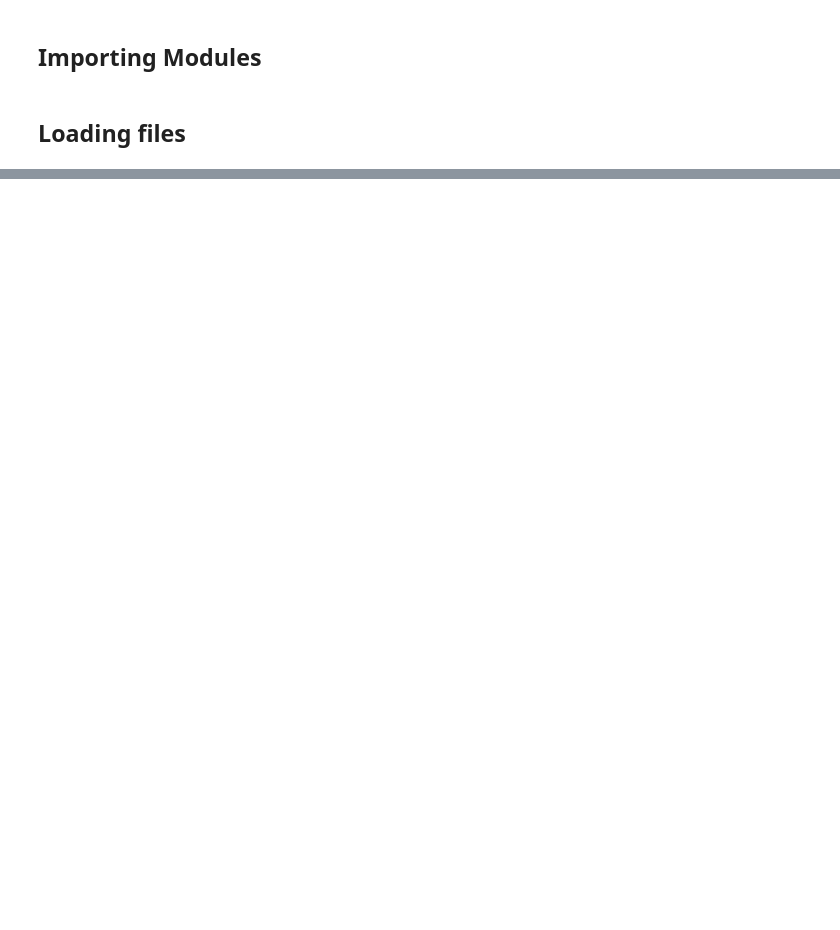
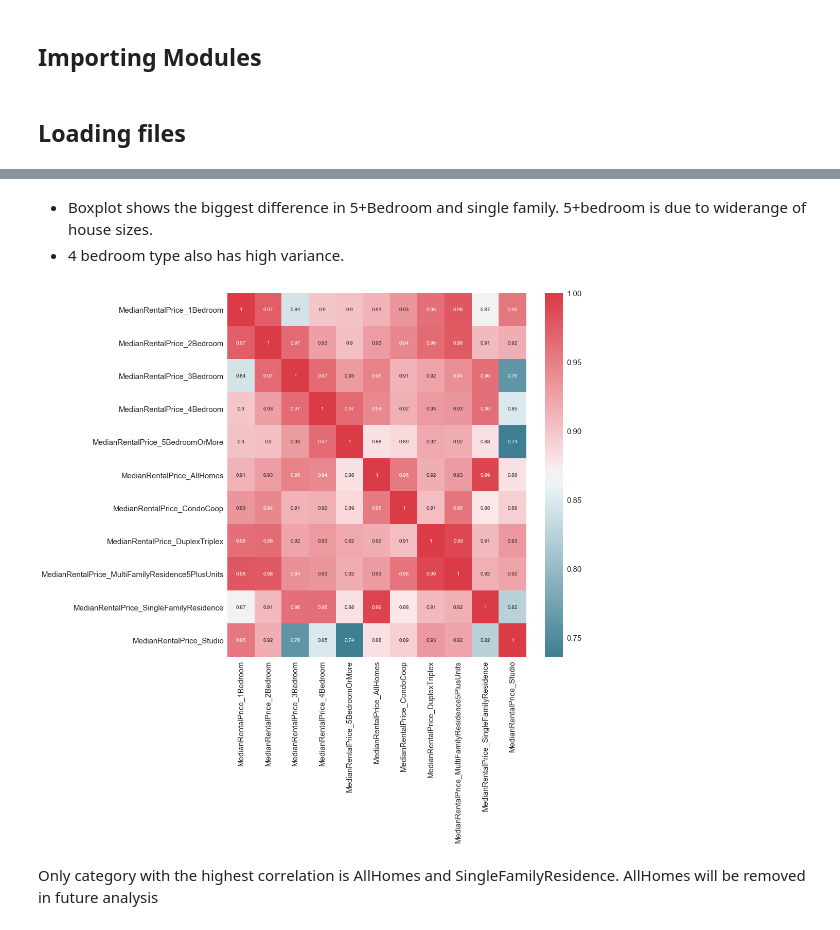
Before and after one commit to dannylo1992/zillow_data, a Jupyter notebook: zillow_housing_data-Copy1.ipynb, the cells around one changed output, grey strips where cells are left out. Drawn from its saved outputs; the diff is of its cells as text; code cells hidden in the pictures; blank space fills up the shorter version.

```diff
--- a/zillow_housing_data-Copy1.ipynb
+++ b/zillow_housing_data-Copy1.ipynb
@@ -254,0 +85,28 @@ Text(0.5,1,'State with the highest recovery')
+# %% [markdown]
+- Boxplot shows the biggest difference in 5+Bedroom and single family. 5+bedroom is due to widerange of house sizes.
+- 4 bedroom type also has high variance.
+# %%
+
+df_city2 = df_city[[
+ 'MedianRentalPrice_1Bedroom',
+ 'MedianRentalPrice_2Bedroom',
+ 'MedianRentalPrice_3Bedroom',
+ 'MedianRentalPrice_4Bedroom',
+ 'MedianRentalPrice_5BedroomOrMore',
+ 'MedianRentalPrice_AllHomes',
+ 'MedianRentalPrice_CondoCoop',
+ 'MedianRentalPrice_DuplexTriplex',
+ 'MedianRentalPrice_MultiFamilyResidence5PlusUnits',
+ 'MedianRentalPrice_SingleFamilyResidence',
+ 'MedianRentalPrice_Studio']]
+
+corr1 = df_city2.corr()
+#print(corr1)
+sns.set(font_scale=1.5)
+sns.heatmap(corr1,mask=np.zeros_like(corr1, dtype=np.bool), cmap=sns.diverging_palette(220, 10, as_cmap=True), annot=True, annot_kws={"size":10})
+plt.show()
+# %% [output]
+[figure, added]
+# %% [markdown]
+Only category with the highest correlation is AllHomes and SingleFamilyResidence.
+AllHomes will be removed in future analysis
```
Also changed, not shown: parts of 73 cells of this notebook.
